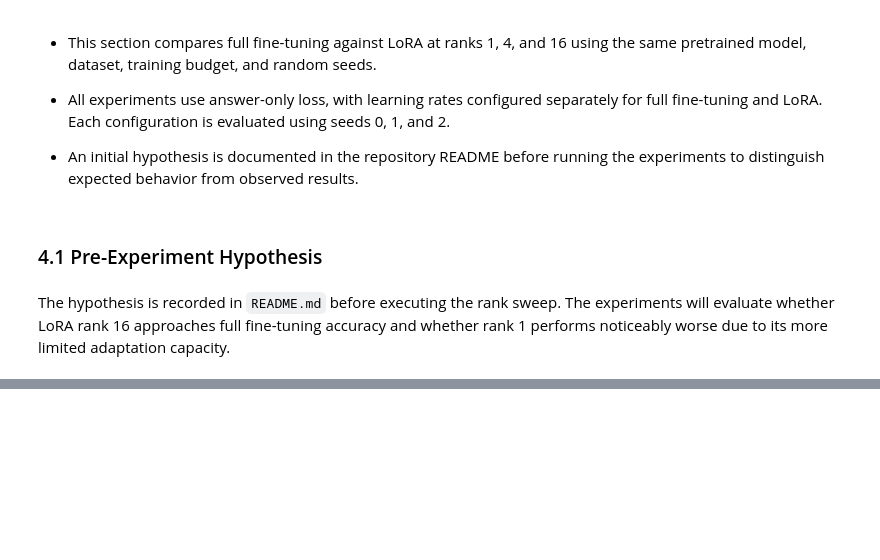
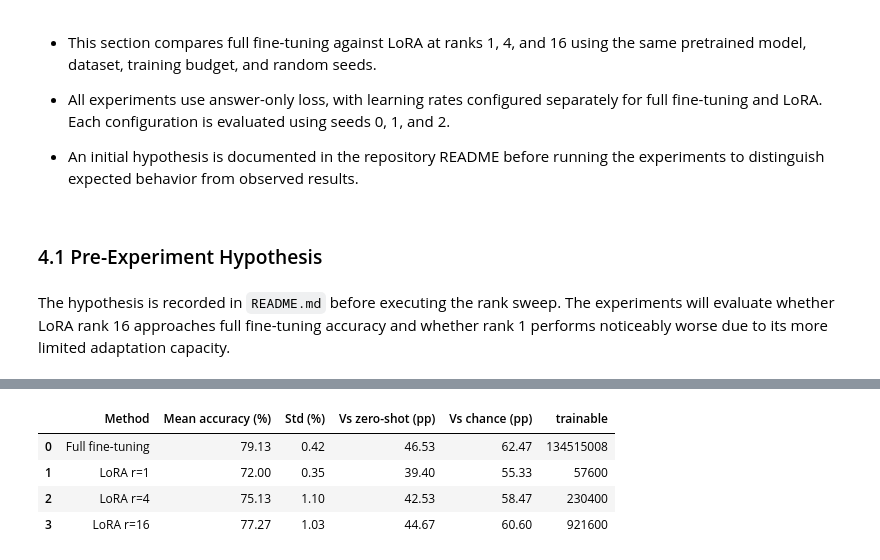
Before and after one commit to dancmartin11/aigc-5500-lab-06-fine-tune-with-lora, a Jupyter notebook: daniel_alejandro_castillo_martin_LAB6.ipynb, the cells around one changed output, grey strips where cells are left out. Drawn from its saved outputs; the diff is of its cells as text; code cells hidden in the pictures; blank space fills up the shorter version.

```diff
--- a/daniel_alejandro_castillo_martin_LAB6.ipynb
+++ b/daniel_alejandro_castillo_martin_LAB6.ipynb
@@ -574,0 +794,24 @@ The hypothesis is recorded in `README.md` before executing the rank sweep. The e
+# %%
+# Select the answer-only experiments for the main rank comparison
+rank_results = sweep_df[sweep_df['loss_type'] == 'answer_only'].copy()
+
+# Assign readable method names
+rank_results['Method'] = rank_results.apply(lambda row: ('Full fine-tuning' if row['mode'] == 'full' else f'LoRA r={int(row['rank'])}'), axis = 1)
+
+# Calculate accuracy statistics across the three seeds
+rank_summary = (rank_results.groupby('Method', sort = False).agg(mean_accuracy = ('accuracy', 'mean'), std_accuracy = ('accuracy', 'std'), trainable = ('trainable', 'first')).reset_index())
+
+# Express accuracy and improvements as percentages or percentage points
+rank_summary['Mean accuracy (%)'] = rank_summary['mean_accuracy'] * 100
+rank_summary['Std (%)'] = rank_summary['std_accuracy'] * 100
+rank_summary['Vs zero-shot (pp)'] = (rank_summary['mean_accuracy'] - zero_shot_accuracy) * 100
+rank_summary['Vs chance (pp)'] = (rank_summary['mean_accuracy'] - chance_accuracy) * 100
+
+# Show the summary table
+rank_summary[['Method', 'Mean accuracy (%)', 'Std (%)', 'Vs zero-shot (pp)', 'Vs chance (pp)', 'trainable']].round(2)
+# %% [output]
+|  | Method | Mean accuracy (%) | Std (%) | Vs zero-shot (pp) | Vs chance (pp) | trainable |
+| 0 | Full fine-tuning | 79.13 | 0.42 | 46.53 | 62.47 | 134515008 |
+| 1 | LoRA r=1 | 72.00 | 0.35 | 39.40 | 55.33 | 57600 |
+| 2 | LoRA r=4 | 75.13 | 1.10 | 42.53 | 58.47 | 230400 |
+| 3 | LoRA r=16 | 77.27 | 1.03 | 44.67 | 60.60 | 921600 |
```
Also changed, not shown: parts of 35 cells of this notebook, 1 other file.
